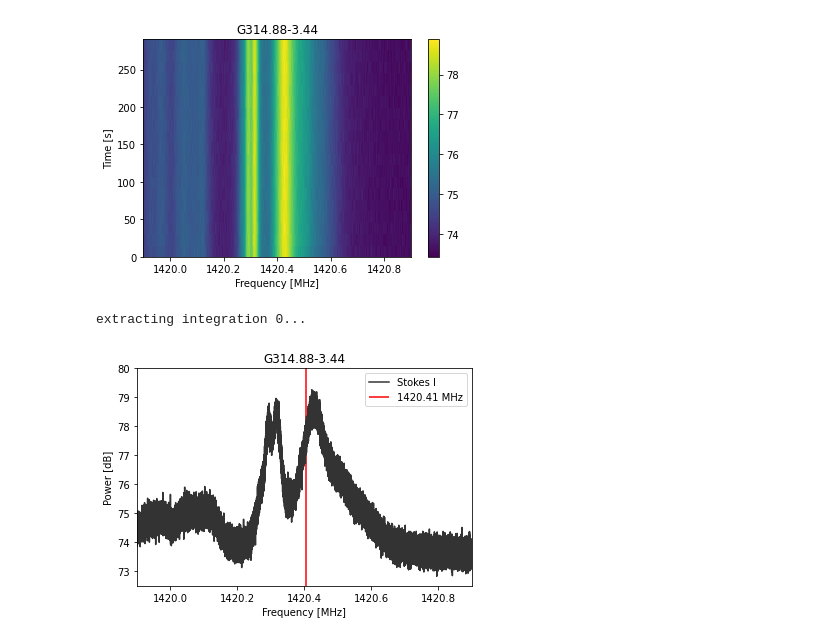
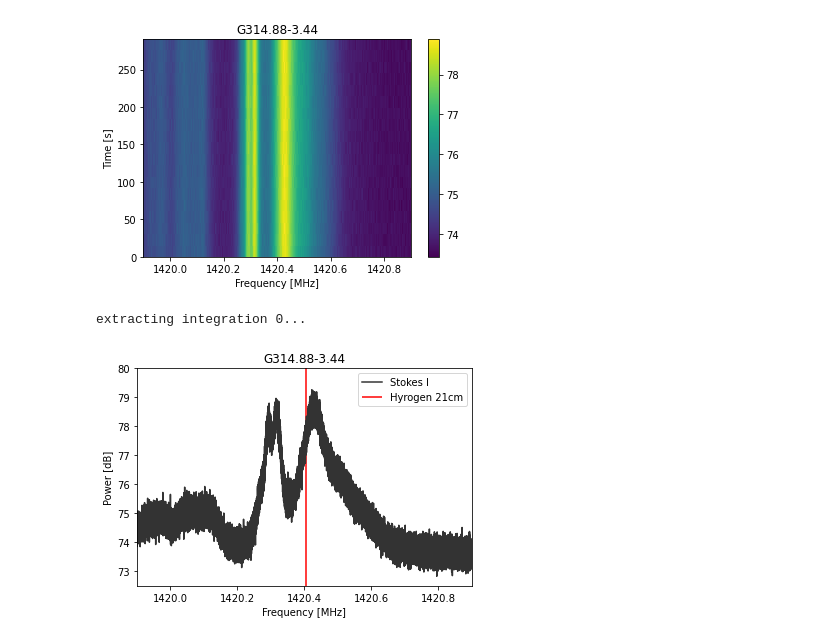
Before and after one commit to rtraas/SETI-Proxima-Centauri, a Jupyter notebook: H21cm.ipynb, the cells around one changed output. Saved outputs shown, nothing was run; the diff lists cells and outputs as text; code cells hidden in the pictures.

```diff
--- a/H21cm.ipynb
+++ b/H21cm.ipynb
@@ -62,9 +62,9 @@ fb.plot_waterfall(logged=True, f_start=1419.9, f_stop=1420.9)
 # %% [output]
 [figure]
 # %%
-plt.vlines(1420.4057517667, ymin=72, ymax=80, color='red', label='1420.41 MHz')
+plt.vlines(1420.4057517667, ymin=72, ymax=80, color='red', label='Hyrogen 21cm')
 plt.ylim(72.5,80)
 fb.plot_spectrum(logged=True, f_start=1419.9, f_stop=1420.9)
 # %% [output]
 extracting integration 0...
-[figure, old version]
+[figure, new version]
```
